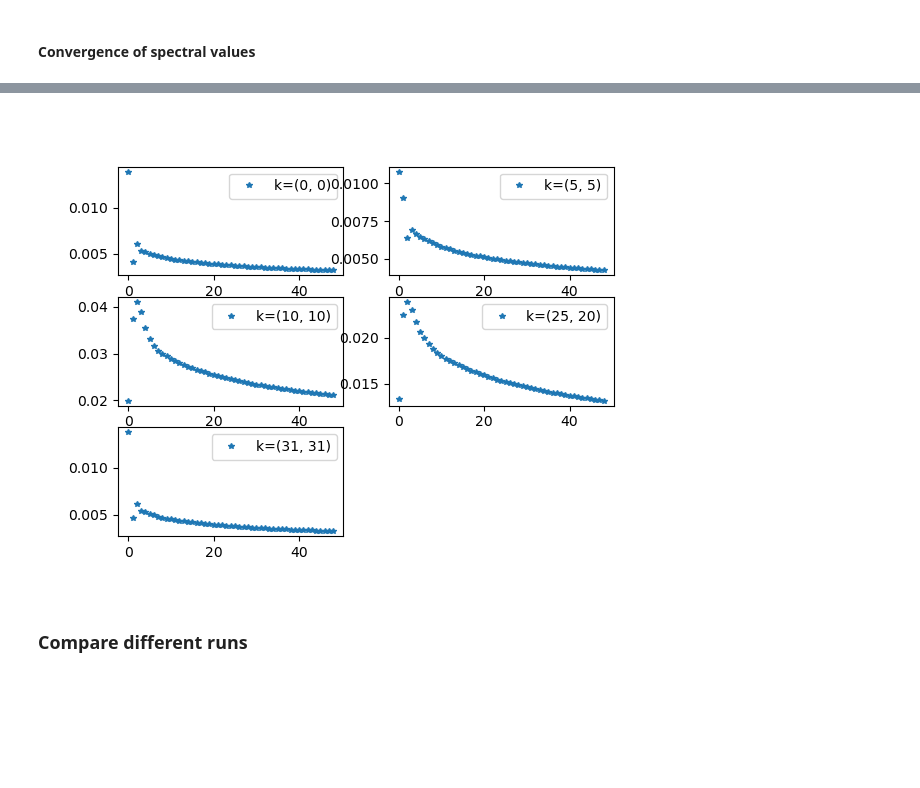
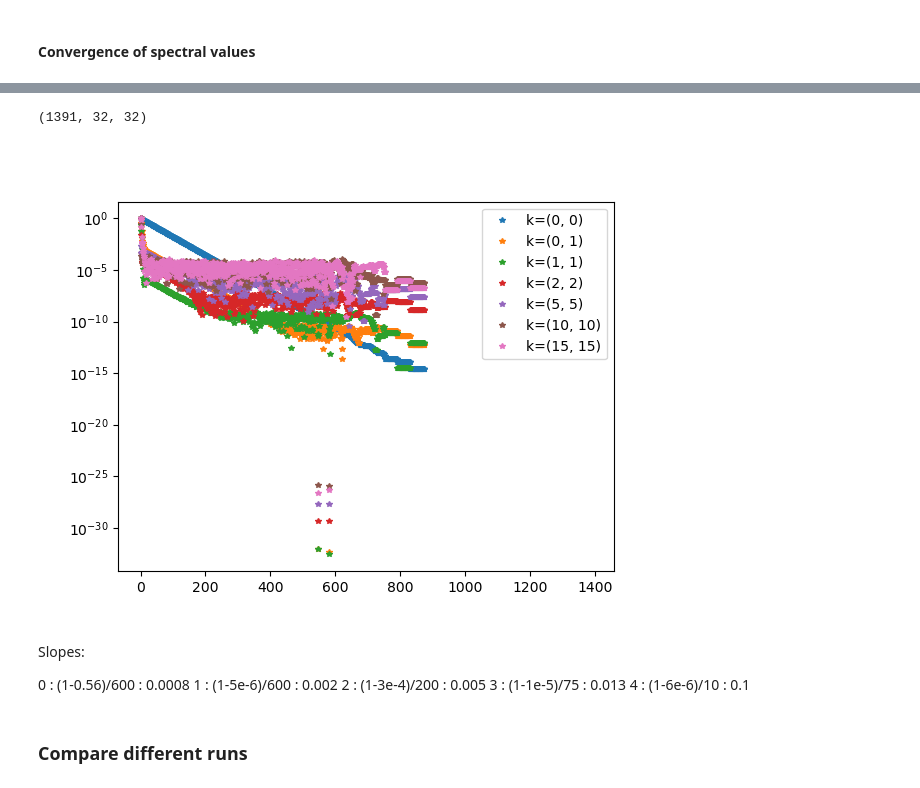
Before and after one commit to vmos1/2d_multigrid, a Jupyter notebook: code/analysis_nbks/2_spectral_analysis_solution.ipynb, the cells around one changed output, grey strips where cells are left out. Saved outputs shown, nothing was run; the diff lists cells and outputs as text; code cells hidden in the pictures; blank space fills up the shorter version.

```diff
--- a/code/analysis_nbks/2_spectral_analysis_solution.ipynb
+++ b/code/analysis_nbks/2_spectral_analysis_solution.ipynb
@@ -69,12 +116,12 @@ for i in range(num):
 # %%
-arr_type='phi'
-# arr_type='residue'
-lst=['1_gs','2_mg-1level1itr','3_mg-1level5itr','4_mg-4level5itr']
-lst2=['results_{0}_{1}.txt'.format(arr_type,i) for i in lst]
+# arr_type='phi'
+# # arr_type='residue'
+# lst=['1_gs','1_jc','2_mg-1level1itr','3_mg-1level5itr','4_mg-4level5itr']
+# lst2=['stored_results/2_32_0.04_gs/'+'results_{0}_{1}.txt'.format(arr_type,i) for i in lst]
 
-num=len(lst)
-arr_lst=[]
-for i in range(num):
-    fname='../'+lst2[i]
-    print(fname)
-    arr_lst.append(f_get_data(fname))
+# num=len(lst)
+# arr_lst=[]
+# for i in range(num):
+#     fname='../'+lst2[i]
+#     print(fname)
+#     arr_lst.append(f_get_data(fname))
@@ -104,4 +141,7 @@ for i,arr in enumerate(arr_lst):
+# %%
+## Compute spectrum
+aspec_lst=[f_batch_spectrum(arr)[:] for arr in err_lst]
 # %%
-k=17
-print(arr_lst[0][-1,k,k],arr_lst[1][-1,k,k],arr_lst[2][-1,k,k],arr_lst[3][-1,k,k])
-print(err_lst[0][-1,k,k],err_lst[1][-1,k,k],err_lst[2][-1,k,k],err_lst[3][-1,k,k])
+# k=16
+# print(arr_lst[0][-1,k,k],arr_lst[1][-1,k,k],arr_lst[2][-1,k,k],arr_lst[3][-1,k,k])
+# print(err_lst[0][-1,k,k],err_lst[1][-1,k,k],err_lst[2][-1,k,k],err_lst[3][-1,k,k])
@@ -150,24 +172,39 @@ f_plot_spec_iteration(a_spec,0,0)
 # %%
 def f_grid_iter_plot(arr,klist):
+
     fig=plt.figure()
 
     size=len(klist)
     cols=max(size//2,1)
     cols=min(cols,4)
     rows=int(np.ceil(size/cols))
     # rows,cols=2,2
 
+    L=arr.shape[-1]
+    print(arr.shape)
+    # arr=arr[:]/np.max(arr)
     for count,k in enumerate(klist):
         kx,ky=k[0],k[1]
-        fig.add_subplot(rows,cols,count+1)
-        plt.plot(arr[1:,kx,ky], marker='*',markersize=4,linestyle='',label="k="+str(k))
+        id_x,id_y=kx+L//2,ky+L//2
+        # fig.add_subplot(rows,cols,count+1)
+        # plt.plot(arr[1:,id_x,id_y], marker='*',markersize=4,linestyle='',label="k="+str(k))
+        plt.plot(arr[1:,id_x,id_y]/np.max(arr[1:,id_x,id_y]), marker='*',markersize=4,linestyle='',label="k="+str(k))
         plt.legend()
+        plt.yscale('log')
     plt.show()
 
-
-klist=[(0,0),(5,5),(10,10),(25,20),(31,31)]
-f_grid_iter_plot(a_spec[:50],klist)
+klist=[(0,0),(0,1),(1,1),(2,2),(5,5),(10,10),(15,15)]
+f_grid_iter_plot(aspec_lst[0][:5000],klist)
 # %% [output]
+(1391, 32, 32)
-[figure, old version]
+[figure, new version]
+# %% [markdown]
+Slopes:
+
+0 : (1-0.56)/600 : 0.0008
+1 : (1-5e-6)/600 : 0.002
+2 : (1-3e-4)/200 : 0.005
+3 : (1-1e-5)/75 :  0.013
+4 : (1-6e-6)/10  : 0.1
 # %% [markdown]
 ### Compare different runs
```
Also changed, not shown: parts of 42 cells of this notebook, 1 other file.
